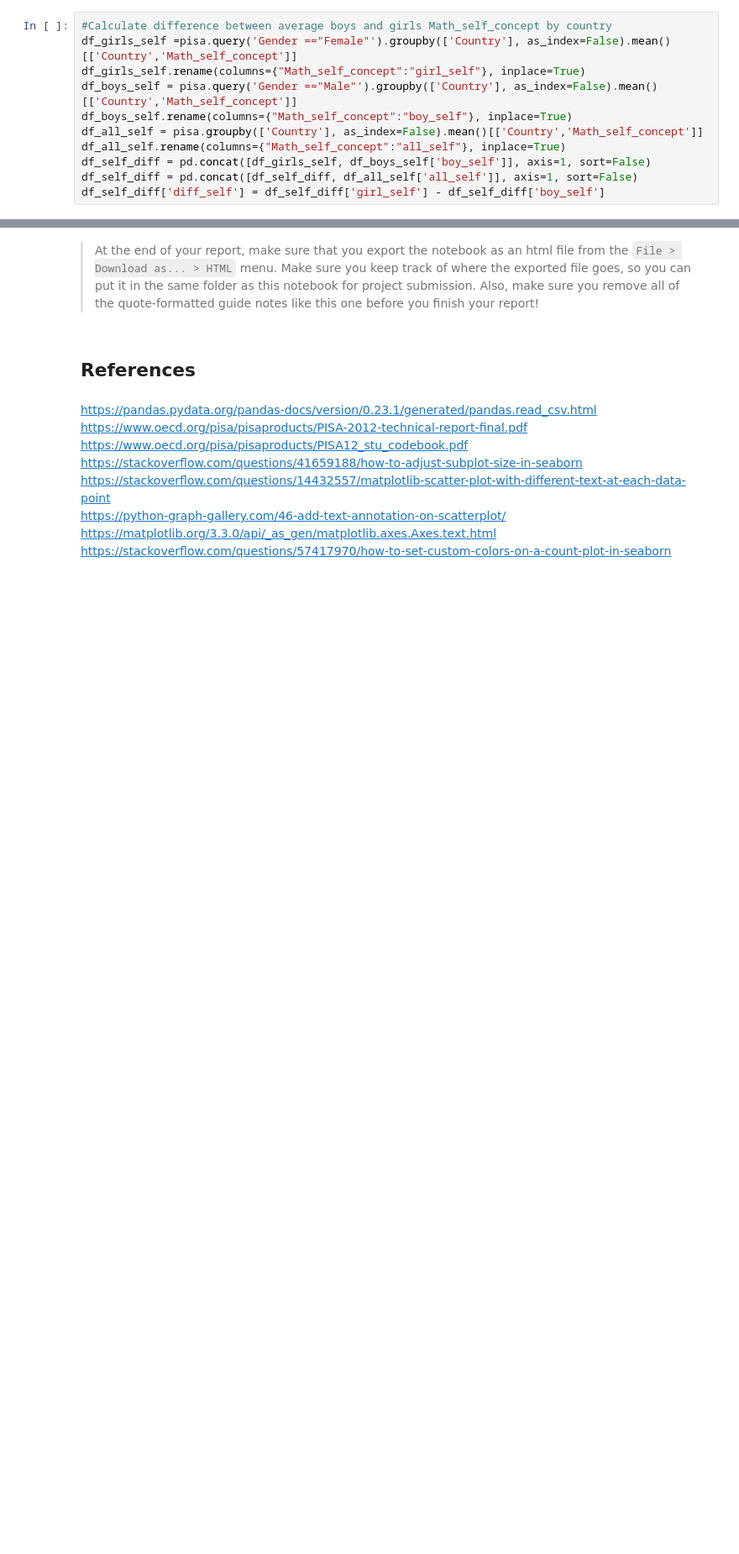
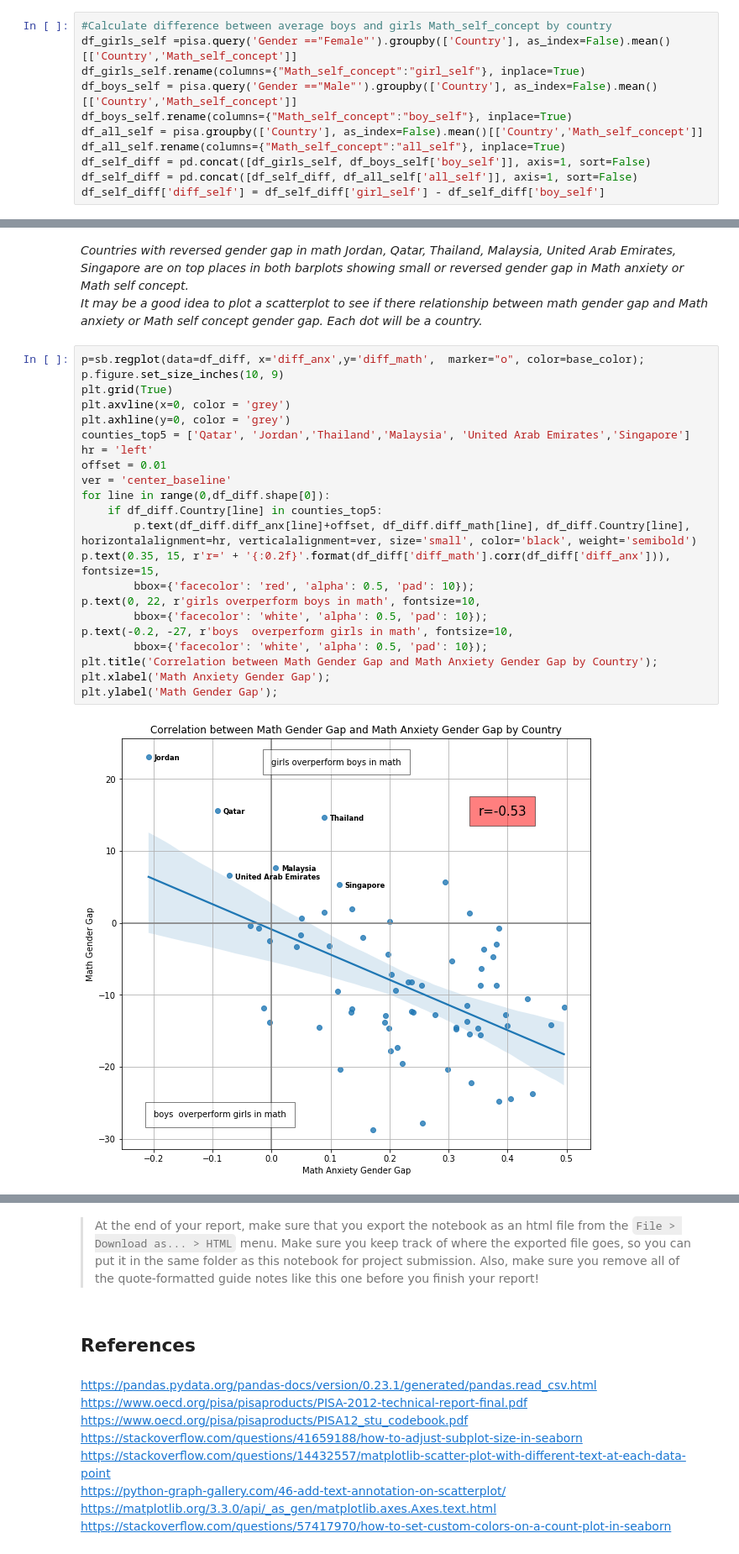
Before and after one commit to Anyra20/CommunicateDataProject, a Jupyter notebook: exploratory_analysisPISA2012.ipynb, the cells around one changed output, grey strips where cells are left out. Shown at 84% size. Cells and saved outputs as stored; diff of their text form; blank space fills up the shorter version.

```diff
--- a/exploratory_analysisPISA2012.ipynb
+++ b/exploratory_analysisPISA2012.ipynb
@@ -937,0 +862,28 @@ sb.regplot(data=p_sch[p_sch['Country'] == 'Finland'], x='Math_score',y='Socio_ec
+# %% [markdown]
+*Countries with reversed gender gap in math Jordan, Qatar, Thailand, Malaysia, United Arab Emirates, Singapore are on top places in both barplots showing small or reversed gender gap in Math anxiety or Math self concept.*<br>
+*It may be a good idea to plot a scatterplot to see if there relationship between math gender gap and Math anxiety or Math self concept gender gap.*
+*Each dot will be a country.*
+# %%
+p=sb.regplot(data=df_diff, x='diff_anx',y='diff_math',  marker="o", color=base_color);
+p.figure.set_size_inches(10, 9)
+plt.grid(True)
+plt.axvline(x=0, color = 'grey')
+plt.axhline(y=0, color = 'grey')
+counties_top5 = ['Qatar', 'Jordan','Thailand','Malaysia', 'United Arab Emirates','Singapore']
+hr = 'left'
+offset = 0.01
+ver = 'center_baseline'
+for line in range(0,df_diff.shape[0]):
+    if df_diff.Country[line] in counties_top5:
+        p.text(df_diff.diff_anx[line]+offset, df_diff.diff_math[line], df_diff.Country[line], horizontalalignment=hr, verticalalignment=ver, size='small', color='black', weight='semibold')
+p.text(0.35, 15, r'r=' + '{:0.2f}'.format(df_diff['diff_math'].corr(df_diff['diff_anx'])), fontsize=15,
+        bbox={'facecolor': 'red', 'alpha': 0.5, 'pad': 10});
+p.text(0, 22, r'girls overperform boys in math', fontsize=10,
+        bbox={'facecolor': 'white', 'alpha': 0.5, 'pad': 10});
+p.text(-0.2, -27, r'boys  overperform girls in math', fontsize=10,
+        bbox={'facecolor': 'white', 'alpha': 0.5, 'pad': 10});
+plt.title('Correlation between Math Gender Gap and Math Anxiety Gender Gap by Country');
+plt.xlabel('Math Anxiety Gender Gap');
+plt.ylabel('Math Gender Gap');
+# %% [output]
+[figure, added]
```
Also changed, not shown: parts of 44 cells of this notebook.
